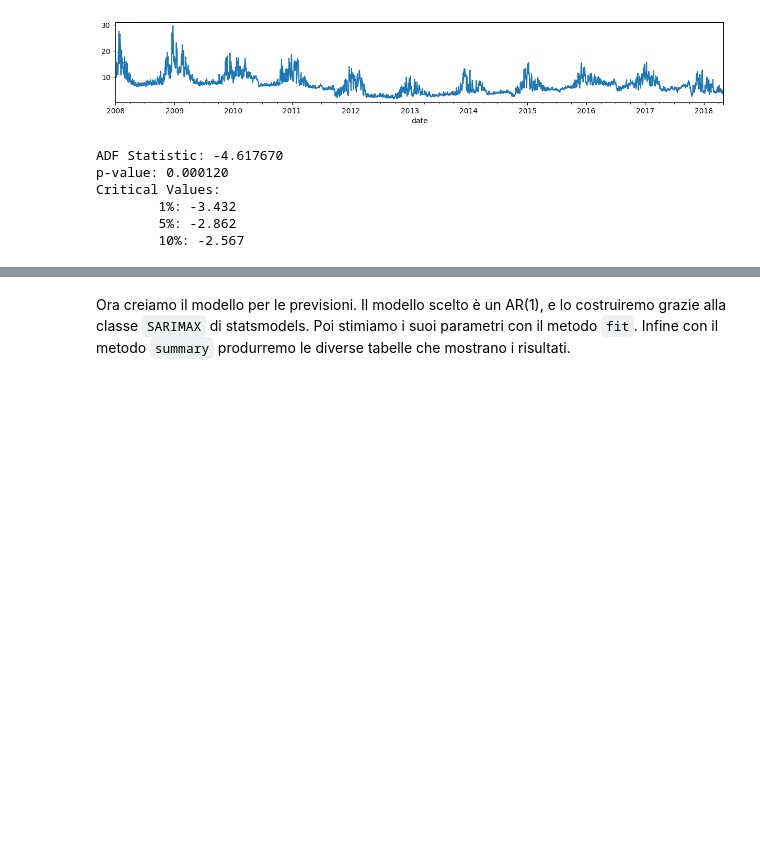
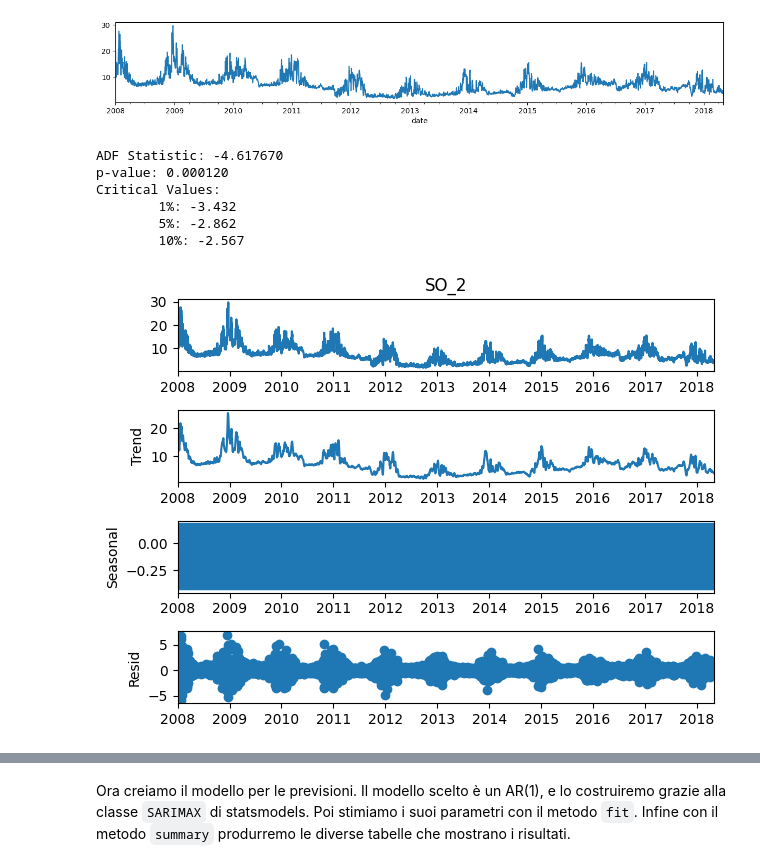
Before and after one commit to ChiaraAmalia/DataScience2Project, a Jupyter notebook: forecasting.ipynb, the cells around one changed output, grey strips where cells are left out. Drawn from its saved outputs; the diff is of its cells as text; code cells hidden in the pictures; blank space fills up the shorter version.

```diff
--- a/forecasting.ipynb
+++ b/forecasting.ipynb
@@ -341,3 +341,10 @@ Critical Values:
         1%: -3.432
         5%: -2.862
         10%: -2.567
+# %%
+from statsmodels.tsa.seasonal import seasonal_decompose
+dec2 = seasonal_decompose(forSo, model='additive')
+dec2.plot()
+plt.show()
+# %% [output]
+[figure, added]
```
Also changed, not shown: parts of 6 cells of this notebook, 1 other file.
